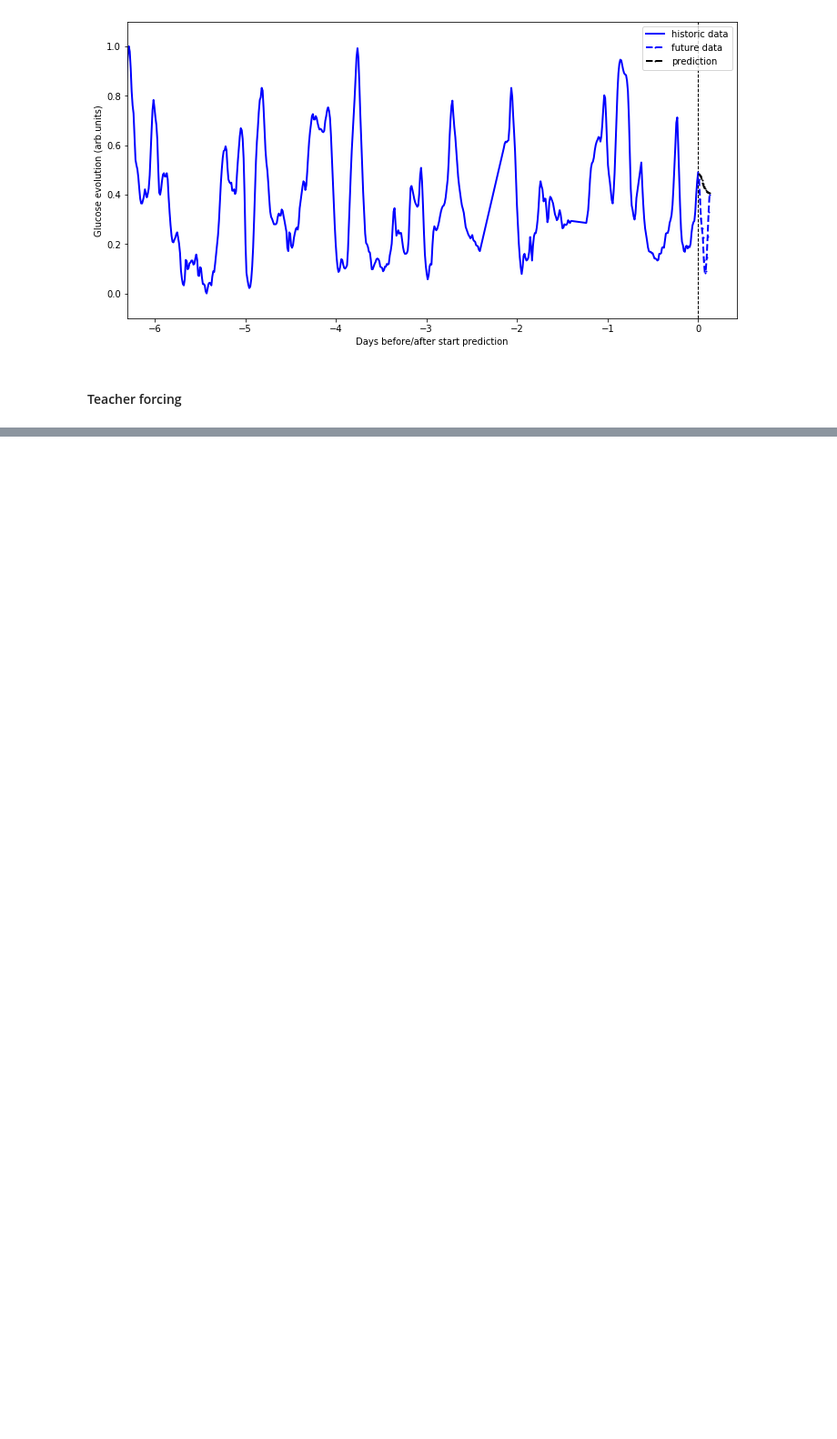
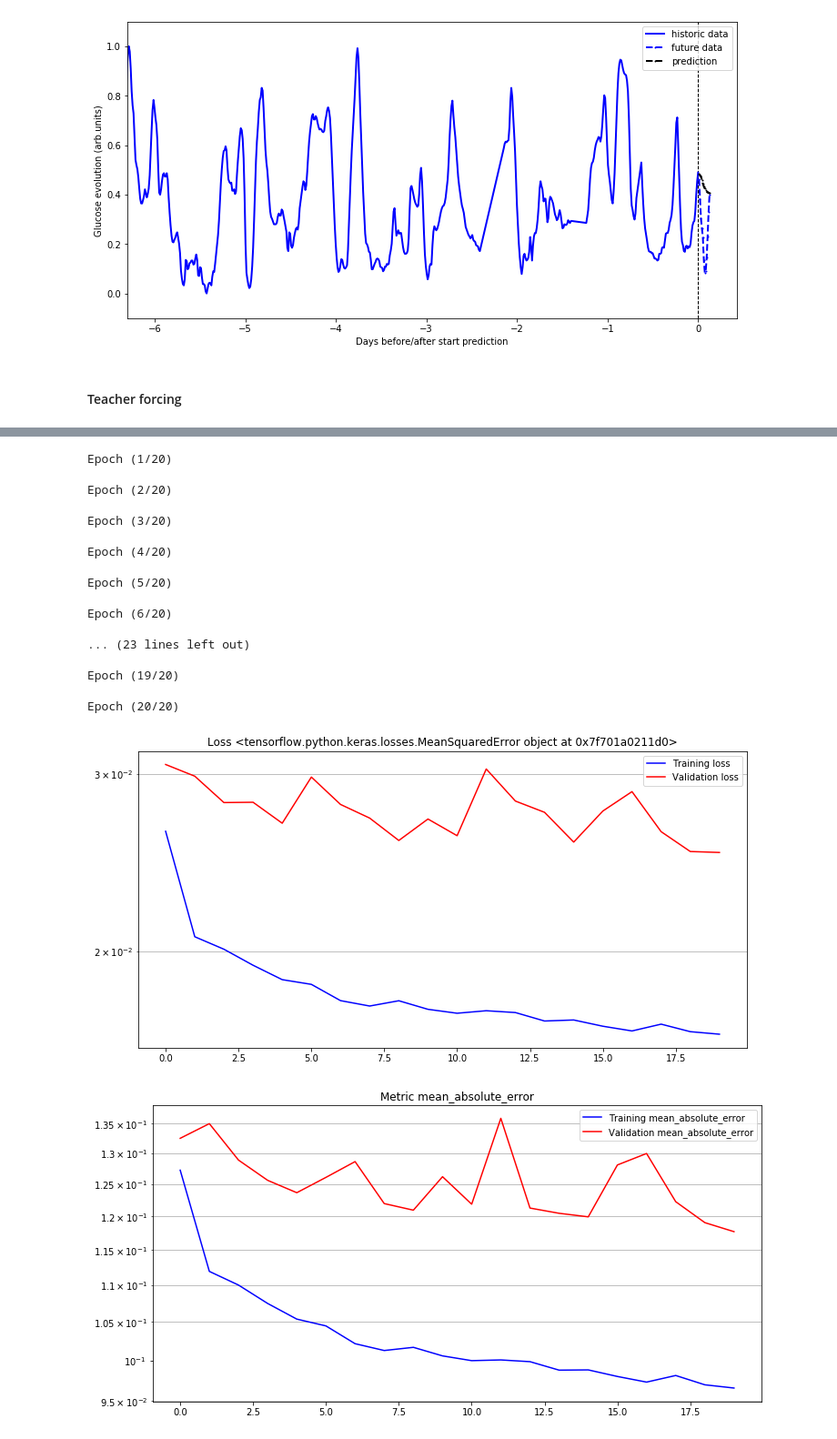
Before and after one commit to juan-arevalo/sugar_level_prediction, a Jupyter notebook: explore/seq2seq_prediction_attention_colab.ipynb, the cells around one changed output, grey strips where cells are left out. Shown at 91% size. Drawn from its saved outputs; the diff is of its cells as text; code cells hidden in the pictures; blank space fills up the shorter version.

Commit message:
Change attention to Luong setting, in which attention is used in the same time step; add several scoring mechanisms (additive, general and scaled dot product)

```diff
--- a/explore/seq2seq_prediction_attention_colab.ipynb
+++ b/explore/seq2seq_prediction_attention_colab.ipynb
@@ -304,7 +322,7 @@ assert encoder_outputs.get_shape().as_list() == [None, 16, 5]
 # %%
-class BahdanauAttention(tf.keras.layers.Layer):
+class AdditiveAttention(tf.keras.layers.Layer):
   def __init__(self, units, kernel_mn):
-    super(BahdanauAttention, self).__init__()
+    super(AdditiveAttention, self).__init__()
     self.units = units
     self.kernel_mn = kernel_mn
 
@@ -355,7 +373,7 @@ test_enc = Encoder(stacked_units=[5, 5], kernel_mn=0.3, recurrent_mn=0.1, dropou
 encoder_outputs, encoder_states = test_enc(input_test_layer)
 encoder_hidden = encoder_states[0]
 
-attention_layer = BahdanauAttention(10, kernel_mn=0.2)
+attention_layer = AdditiveAttention(10, kernel_mn=0.2)
 attention_result, attention_weights = attention_layer([encoder_hidden, encoder_outputs])
 
 assert attention_layer.source_weight.get_input_shape_at(0) == (None, 16, 5)
@@ -889,10 +1077,12 @@ for _ in np.arange(10):
 # %%
 inputs = copy.deepcopy(standard_inputs)
-inputs['teacher_forcing'] = False
+inputs['teacher_forcing'] = True
+inputs['bernouilli_proba'] = 0.8
 inputs['use_attention'] = True
+inputs['attention_score'] = 'additive'
 inputs['dense_dim'] = None
 
-epochs = 60
+epochs = 20
 
 model = Seq2SeqModel(**inputs)
 h = model.fit_custom(train_dataset=train_dataset, epochs=epochs, vad_dataset=vad_dataset)
@@ -924,0 +1116,40 @@ Epoch (37/60)
+# %%
+inputs = copy.deepcopy(standard_inputs)
+inputs['teacher_forcing'] = True
+inputs['bernouilli_proba'] = 0.8
+inputs['use_attention'] = True
+inputs['attention_score'] = 'dot-product'
+inputs['dense_dim'] = None
+
+epochs = 20
+
+model = Seq2SeqModel(**inputs)
+h = model.fit_custom(train_dataset=train_dataset, epochs=epochs, vad_dataset=vad_dataset)
+
+plot_train_history(h, "Loss %s" %(model.loss_function), 'loss')
+for metric in model.metric_functions:
+  plot_train_history(h, 'Metric %s' %(metric.name), metric.name)
+
+prediction_vad = model.predict_custom(vad_dataset)
+for _ in np.arange(10):
+  plot_results(vad, prediction_vad, history, future)
+# %% [output]
+Epoch (1/20)
+
+Epoch (2/20)
+
+Epoch (3/20)
+
+Epoch (4/20)
+
+Epoch (5/20)
+
+Epoch (6/20)
+
+... (23 lines left out)
+
+Epoch (19/20)
+
+Epoch (20/20)
+[figure, added]
+[figure, added]
```
Also changed, not shown: parts of 22 cells of this notebook.
